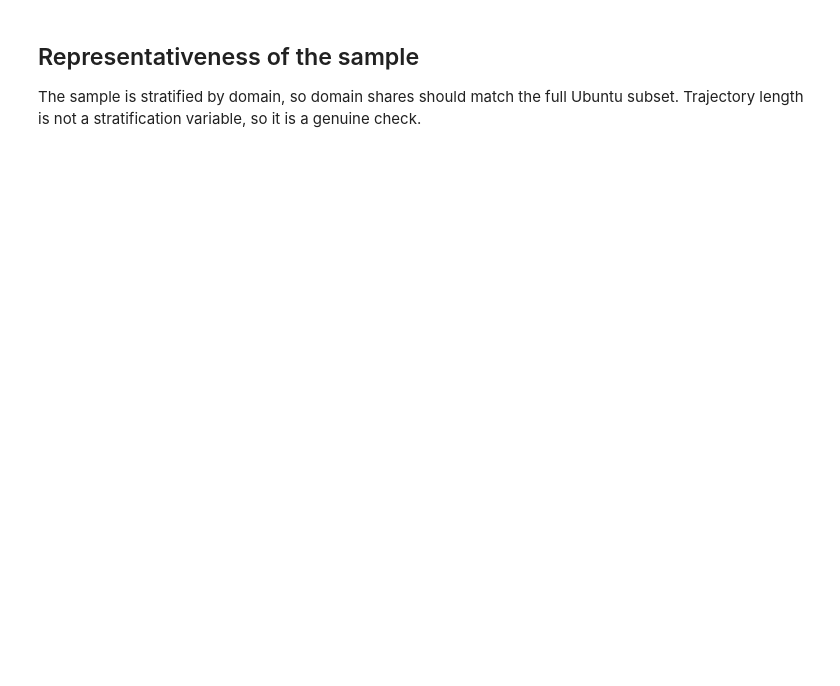
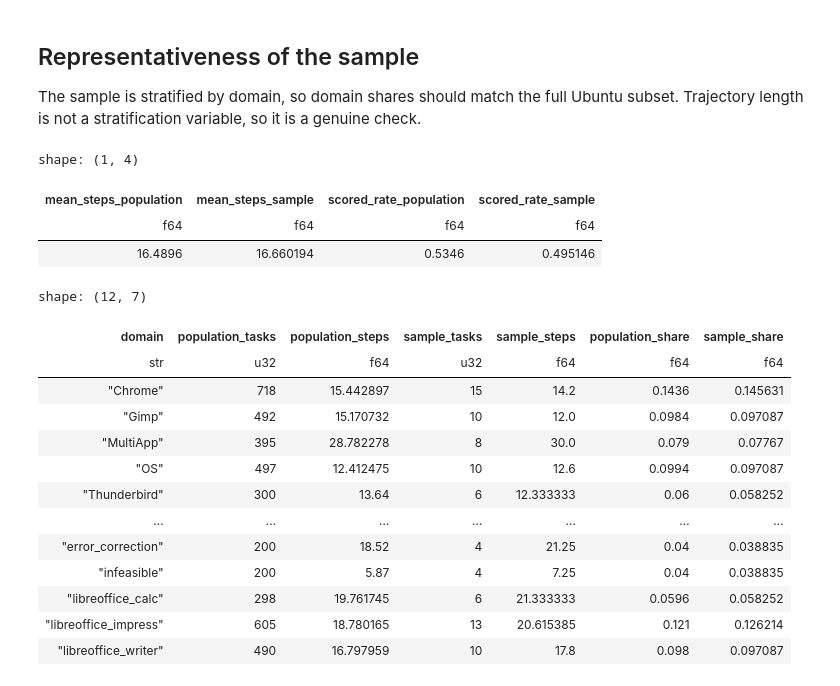
Before and after one commit to draklowell/active-belief-world-model, a Jupyter notebook: notebooks/06_agentnet_images_eda.ipynb, the cells around one changed output. Drawn from its saved outputs; the diff is of its cells as text; code cells hidden in the pictures; blank space fills up the shorter version.

```diff
--- a/notebooks/06_agentnet_images_eda.ipynb
+++ b/notebooks/06_agentnet_images_eda.ipynb
@@ -64,36 +82,51 @@ Trajectory length is not a stratification variable, so it is a genuine check.
 # %%
 population = task_table(scan_jsonl(DATA_DIR / SUBSET_FILES["ubuntu"])).collect()
 sampled_ids = manifest["task_id"].unique()
 sample = population.filter(pl.col("task_id").is_in(sampled_ids.implode()))
 comparison = (
     population.group_by("domain")
     .agg(pl.len().alias("population_tasks"), pl.col("n_steps").mean().alias("population_steps"))
     .join(
         sample.group_by("domain").agg(
             pl.len().alias("sample_tasks"), pl.col("n_steps").mean().alias("sample_steps")
         ),
         on="domain",
     )
     .with_columns(
         (pl.col("population_tasks") / population.height).alias("population_share"),
         (pl.col("sample_tasks") / sample.height).alias("sample_share"),
     )
     .sort("domain")
 )
 overall = pl.DataFrame(
     {
         "mean_steps_population": [population["n_steps"].mean()],
         "mean_steps_sample": [sample["n_steps"].mean()],
         "scored_rate_population": [population["task_completed"].is_not_null().mean()],
         "scored_rate_sample": [sample["task_completed"].is_not_null().mean()],
     }
 )
-mo.vstack(
-    [
-        mo.ui.table(overall, selection=None),
-        mo.ui.table(comparison, selection=None),
-    ]
-)
+display(overall)
+comparison
+# %% [output]
+shape: (1, 4)
+| mean_steps_population | mean_steps_sample | scored_rate_population | scored_rate_sample |
+| f64 | f64 | f64 | f64 |
+| 16.4896 | 16.660194 | 0.5346 | 0.495146 |
+shape: (12, 7)
+| domain | population_tasks | population_steps | sample_tasks | sample_steps | population_share | sample_share |
+| str | u32 | f64 | u32 | f64 | f64 | f64 |
+| "Chrome" | 718 | 15.442897 | 15 | 14.2 | 0.1436 | 0.145631 |
+| "Gimp" | 492 | 15.170732 | 10 | 12.0 | 0.0984 | 0.097087 |
+| "MultiApp" | 395 | 28.782278 | 8 | 30.0 | 0.079 | 0.07767 |
+| "OS" | 497 | 12.412475 | 10 | 12.6 | 0.0994 | 0.097087 |
+| "Thunderbird" | 300 | 13.64 | 6 | 12.333333 | 0.06 | 0.058252 |
+| … | … | … | … | … | … | … |
+| "error_correction" | 200 | 18.52 | 4 | 21.25 | 0.04 | 0.038835 |
+| "infeasible" | 200 | 5.87 | 4 | 7.25 | 0.04 | 0.038835 |
+| "libreoffice_calc" | 298 | 19.761745 | 6 | 21.333333 | 0.0596 | 0.058252 |
+| "libreoffice_impress" | 605 | 18.780165 | 13 | 20.615385 | 0.121 | 0.126214 |
+| "libreoffice_writer" | 490 | 16.797959 | 10 | 17.8 | 0.098 | 0.097087 |
 # %%
 sizes = unique.with_columns(
     pl.Series(
```
Also changed, not shown: parts of 16 cells of this notebook, 1 other file.
